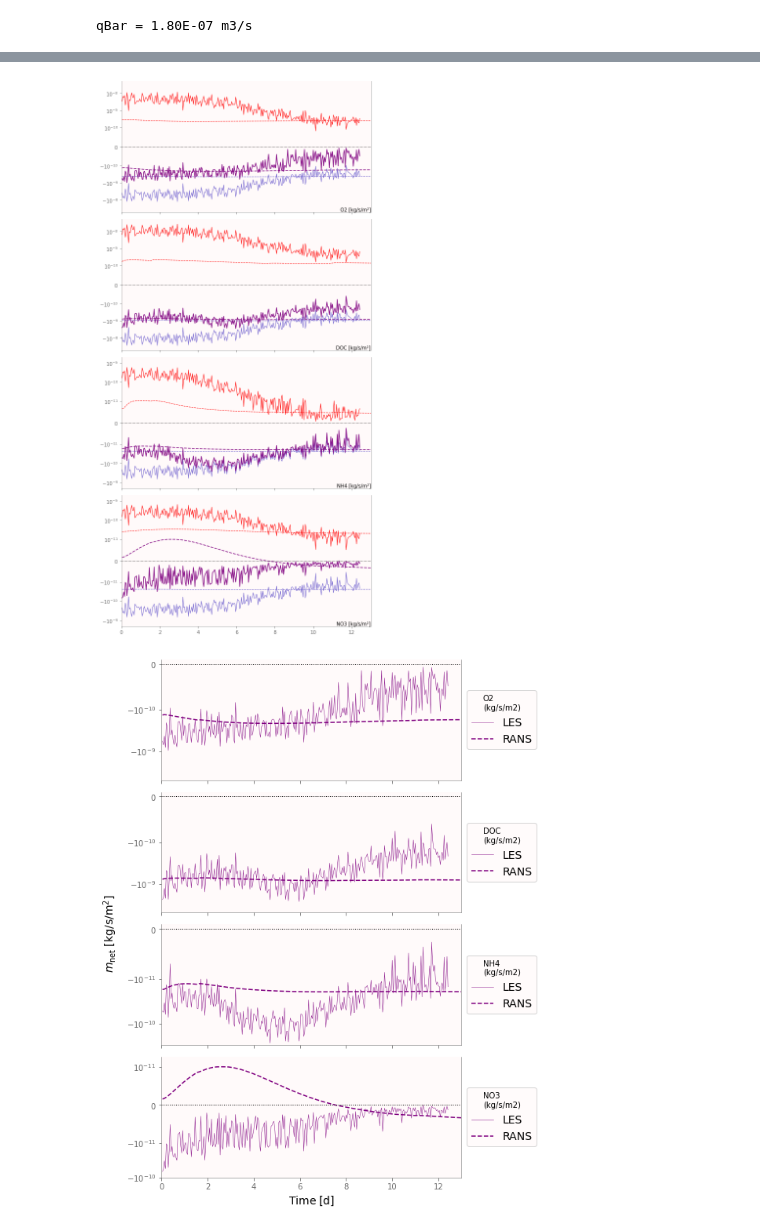
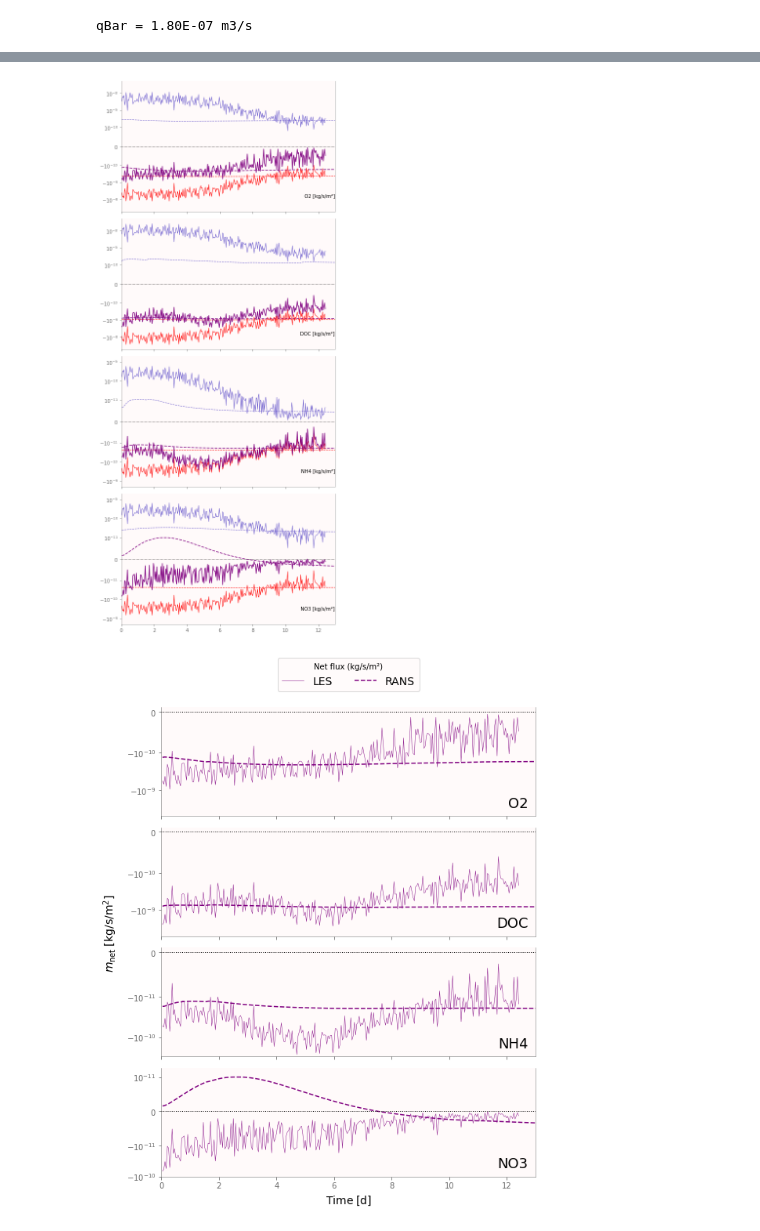
Before and after one commit to edsaac/ReactiveBiomass, a Jupyter notebook: notebooks/RetriveFluxes.ipynb, the cells around one changed output, grey strips where cells are left out. Cells and saved outputs as stored; diff of their text form; code cells hidden in the pictures.

```diff
--- a/notebooks/RetriveFluxes.ipynb
+++ b/notebooks/RetriveFluxes.ipynb
@@ -12,14 +12,16 @@ plt.style.use(f'{REPO_PATH}/misc/edwin.mplstyle')
 from retrieveVariables import retrieveVariables
 # %%
 fields = ["DOC","NH4","NO3","O2","phi"]
+isHot  = True
 
-## With hot-start
-RANS = retrieveVariables("/home/edsaa/nuModel/tempBioreactions/2.0NonZeroRANS/2.0NonZeroInitCondition/",fields)
-LES  = retrieveVariables("/home/edsaa/nuModel/tempBioreactions/2.1LES/2.1NonZeroLESRun/",fields)
-
-## Without hot-start
-#RANS = retrieveVariables("/home/edsaa/nuModel/tempBioreactions/2.3ZeroStartRANS/2.3ZeroRANS",fields)
-#LES  = retrieveVariables("/home/edsaa/nuModel/tempBioreactions/2.2ZeroLES/2.2ZeroLES",fields)
+if (isHot):
+    ## With hot-start
+    RANS = retrieveVariables("/home/edsaa/nuModel/tempBioreactions/2.0NonZeroRANS/2.0NonZeroInitCondition/",fields)
+    LES  = retrieveVariables("/home/edsaa/nuModel/tempBioreactions/2.1LES/2.1NonZeroLESRun/",fields)
+else:
+    ## Without hot-start
+    RANS = retrieveVariables("/home/edsaa/nuModel/tempBioreactions/2.3ZeroStartRANS/2.3ZeroRANS",fields)
+    LES  = retrieveVariables("/home/edsaa/nuModel/tempBioreactions/2.2ZeroLES/2.2ZeroLES",fields)
 # %%
 ## Elliot-Brooks phi
 hydCond = 1.3E-3
@@ -80,44 +88,48 @@ plt.show()
 # %%
 fields = ["O2","DOC","NH4","NO3"]
-fig,axs = plt.subplots(len(fields),1,sharex=True,figsize=[8,16])
+fig,axs = plt.subplots(len(fields),1,sharex=True,figsize=[7,16])
 
 df = RANS
 for ax,field in zip(axs,fields):
     ax.plot(df['Time (d)'],df[f'massIn {field} (kg/s/m2)'],
+        c='red',alpha=0.9,lw=1,ls='dashed')
+    ax.plot(df['Time (d)'],df[f'massOut {field} (kg/s/m2)'],
         c='slateblue',alpha=0.9,lw=1,ls='dashed')
-    ax.plot(df['Time (d)'],df[f'massOut {field} (kg/s/m2)'],
-        c='red',alpha=0.9,lw=1,ls='dashed')
     ax.plot(df['Time (d)'],df[f'massNet {field} (kg/s/m2)'],
         c='purple',alpha=0.9,lw=1.5,ls='dashed')
     #ax.legend(loc='center left',bbox_to_anchor=(1.0,0.5),title=field+" (kg/s/m2)")
     ax.annotate(f"{field} [kg/s/m²]",
-                xy=(1, 0), xycoords='axes fraction',
-                xytext=(1, 0), textcoords='axes fraction',
+                xy=(1, 0.1), xycoords='axes fraction',
+                xytext=(1, 0.1), textcoords='axes fraction',
                 horizontalalignment='right',
                 verticalalignment='bottom')
 
 df = LES
 for ax,field in zip(axs,fields):
     ax.plot(df['Time (d)'],df[f'massIn {field} (kg/s/m2)'],
+        c='red',alpha=0.9,lw=1)
+    ax.plot(df['Time (d)'],df[f'massOut {field} (kg/s/m2)'],
         c='slateblue',alpha=0.9,lw=1)
-    ax.plot(df['Time (d)'],df[f'massOut {field} (kg/s/m2)'],
-        c='red',alpha=0.9,lw=1)
     ax.plot(df['Time (d)'],df[f'massNet {field} (kg/s/m2)'],
         c='purple',alpha=0.9,lw=1.5)
     ax.axhline(y=0,ls=':',lw=1,c='k')
 
 for ax in axs[:2]:
     ax.set(xlim=[0,13],ylim=[-5.0E-8,5.0E-8])
     ax.set_yscale('symlog', linthresh=1E-10)
 
 for ax in axs[2:]:
     ax.set(xlim=[0,13],ylim=[-2.0E-9,2.0E-9])
     ax.set_yscale('symlog', linthresh=0.1E-10)
 
 fig.tight_layout()
+
+fileForPNG = f"RetrieveFluxes/{isHot=}_ChemsFlux.png"
+plt.savefig(fileForPNG)
+os.system(f"xclip -se c -t image/png -i {fileForPNG}")
 plt.show()
 # %% [output]
-[figure, old version]
+[figure, new version]
 # %%
 fig,axs = plt.subplots(len(fields),1,sharex=True,figsize=[8,10])
 
@@ -126,11 +138,17 @@ for ax,field in zip(axs,fields):
             c='purple',alpha=0.9,lw=0.5)
     ax.plot(RANS['Time (d)'],RANS[f'massNet {field} (kg/s/m2)'],label='RANS',
             c='purple',lw=1.5,ls='dashed')
-    ax.legend(loc='center left',bbox_to_anchor=(1.0,0.5),title=field + "\n(kg/s/m2)")
     ax.axhline(y=0,ls=':',lw=1,c='k')
+    ax.annotate(f"{field}", fontsize=18,
+                xy=(0.98, 0.05), xycoords='axes fraction',
+                xytext=(0.98, 0.05), textcoords='axes fraction',
+                horizontalalignment='right',
+                verticalalignment='bottom')
 
 ax.set(xlabel=r"$\mathsf{Time \; [d]}$",xlim=(0,13))
 fig.supylabel(r"$m_\mathsf{net} \; \mathsf{[kg/s/m^2]}$",fontsize=14)
+
+axs[0].legend(loc='lower center',bbox_to_anchor=(0.5,1.1),title="Net flux (kg/s/m²)",ncol=2)
 
 axs[0].set_yscale('symlog', linthresh=1.0E-10)
 axs[0].set_ylim([-5.0E-9,1.0E-11])
@@ -145,6 +163,10 @@ axs[3].set_yscale('symlog', linthresh=1.0E-11)
 axs[3].set_ylim([-1.0E-10,2.0E-11])
 
 fig.tight_layout()
+
+fileForPNG = f"RetrieveFluxes/{isHot=}_ChemsNet.png"
+plt.savefig(fileForPNG)
+os.system(f"xclip -se c -t image/png -i {fileForPNG}")
 plt.show()
 # %% [output]
-[figure, old version]
+[figure, new version]
```
Also changed, not shown: parts of 1 cell of this notebook, 19 other files.
